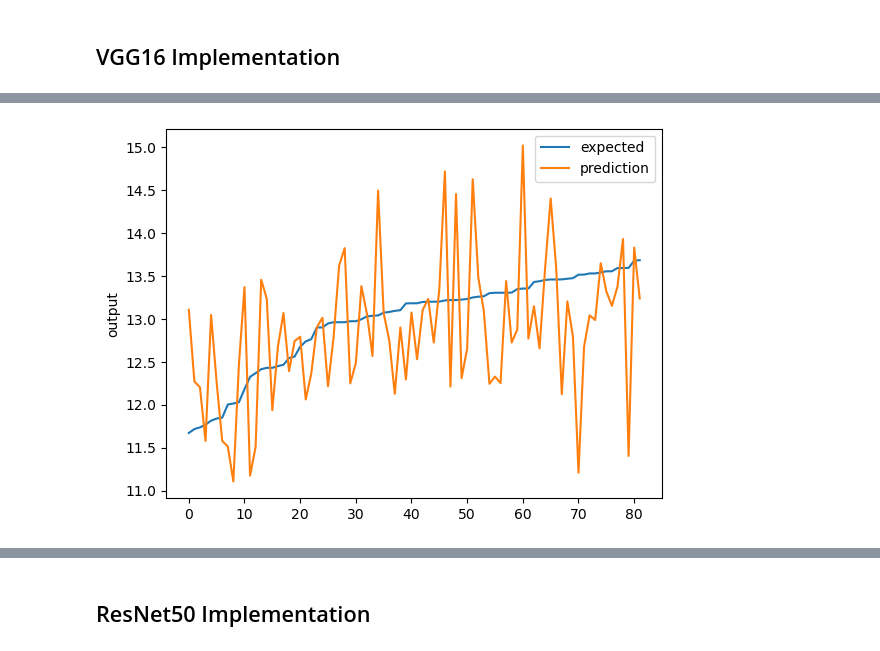
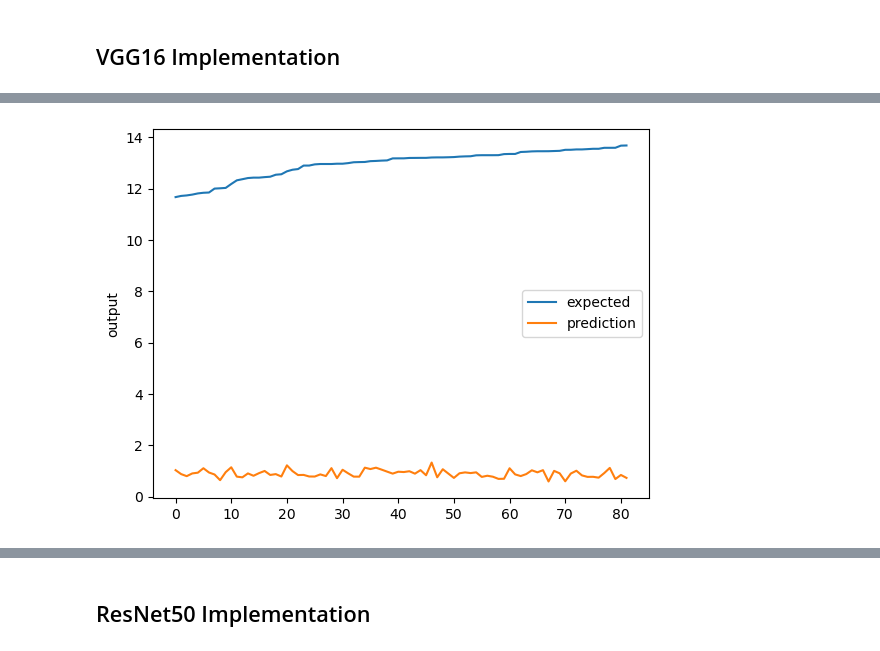
Before and after one commit to pfelker13/housing-price-predictor, a Jupyter notebook: model.ipynb, the cells around one changed output, grey strips where cells are left out. Cells and saved outputs as stored; diff of their text form; code cells hidden in the pictures.

```diff
--- a/model.ipynb
+++ b/model.ipynb
@@ -473,7 +475,7 @@ checkpointer = ModelCheckpoint(filepath=os.path.join(full_path, "best_weights.ke
 optimizer_name = 'adam'
 activation_name = 'relu'
 
-for i in range(1):
+for i in range(5):
     print(f"Training Model {i}")
     #housing Data FCNN
     data_fcn_visible = Input(shape=(x_train.shape[1],))
@@ -688,8 +689,9 @@ def create_mobilenetV2_model():
 ## VGG16 Implementation
 # %%
 monitor = EarlyStopping(monitor='val_loss', min_delta=1e-3, patience=5, verbose=2, mode='min', restore_best_weights=True)
+checkpointer = ModelCheckpoint(filepath=os.path.join(full_path, "best_weights.keras"), verbose=0, save_best_only=True) #save best model
 
 model_vgg16 = create_vgg16_model()
 model_vgg16.compile(loss='mean_squared_error', optimizer=Adam(learning_rate=0.0001))
-history = model_vgg16.fit([x_train, img_train], y_train, validation_data=([x_test, img_test], y_test), epochs=200, callbacks=[checkpointer, monitor])
+history = model_vgg16.fit([x_train, img_train], y_train, validation_data=([x_test, img_test], y_test), epochs=2, callbacks=[checkpointer, monitor])
 # %% [output]
@@ -722,7 +712,7 @@ score = np.sqrt(mean_squared_error(y_test, prediction))
 print("Score (RMSE): {}".format(score))
 
 #save RMSE
-with open(os.path.join(full_path, 'regression-metrics.txt'), 'w') as file:
+with open(os.path.join(full_path, 'regression-metrics-vgg16.txt'), 'w') as file:
     file.write(f"Root Mean Squared Error (Raw): {score}\n")
 
 #lift chart
@@ -742 +732 @@ Score (RMSE): 0.7843504229338909
-[figure, old version]
+[figure, new version]
```
Also changed, not shown: parts of 13 cells of this notebook.
